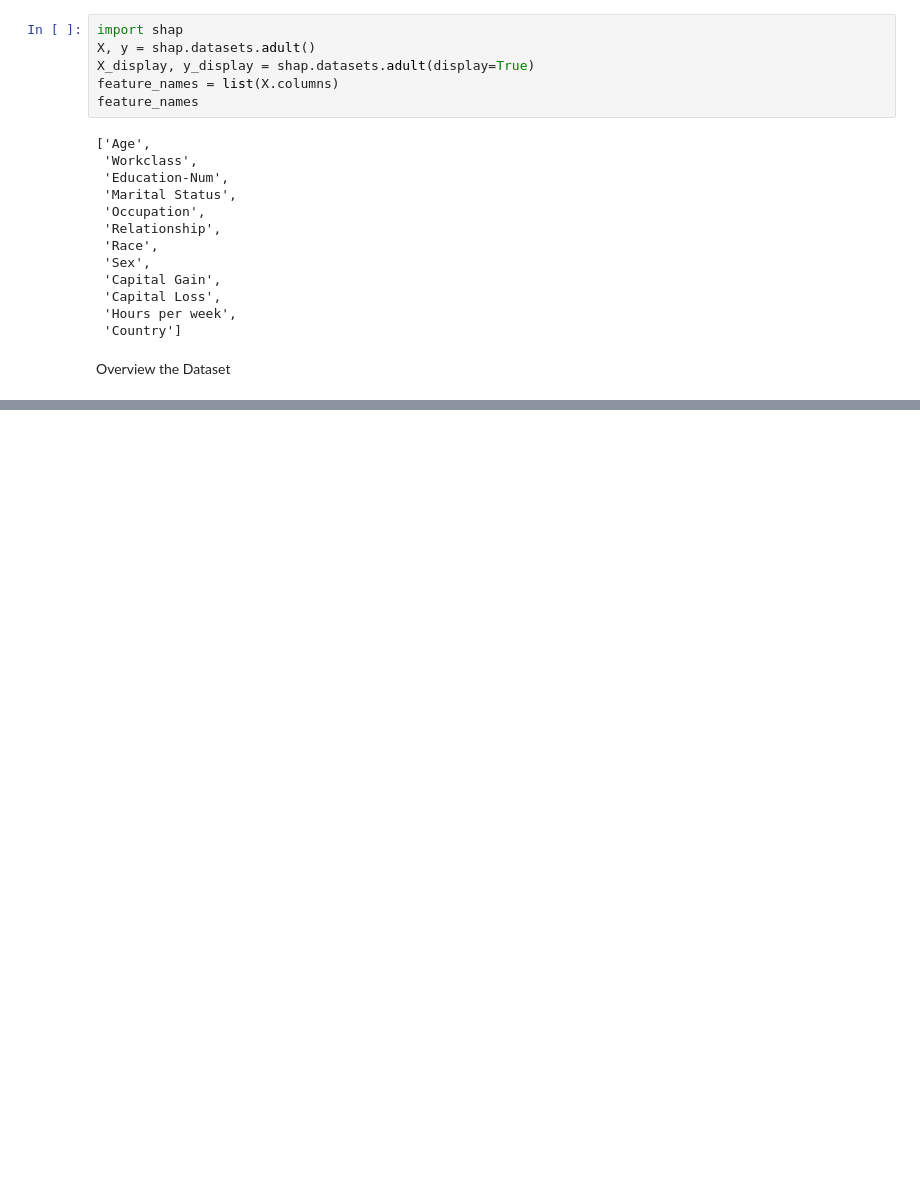
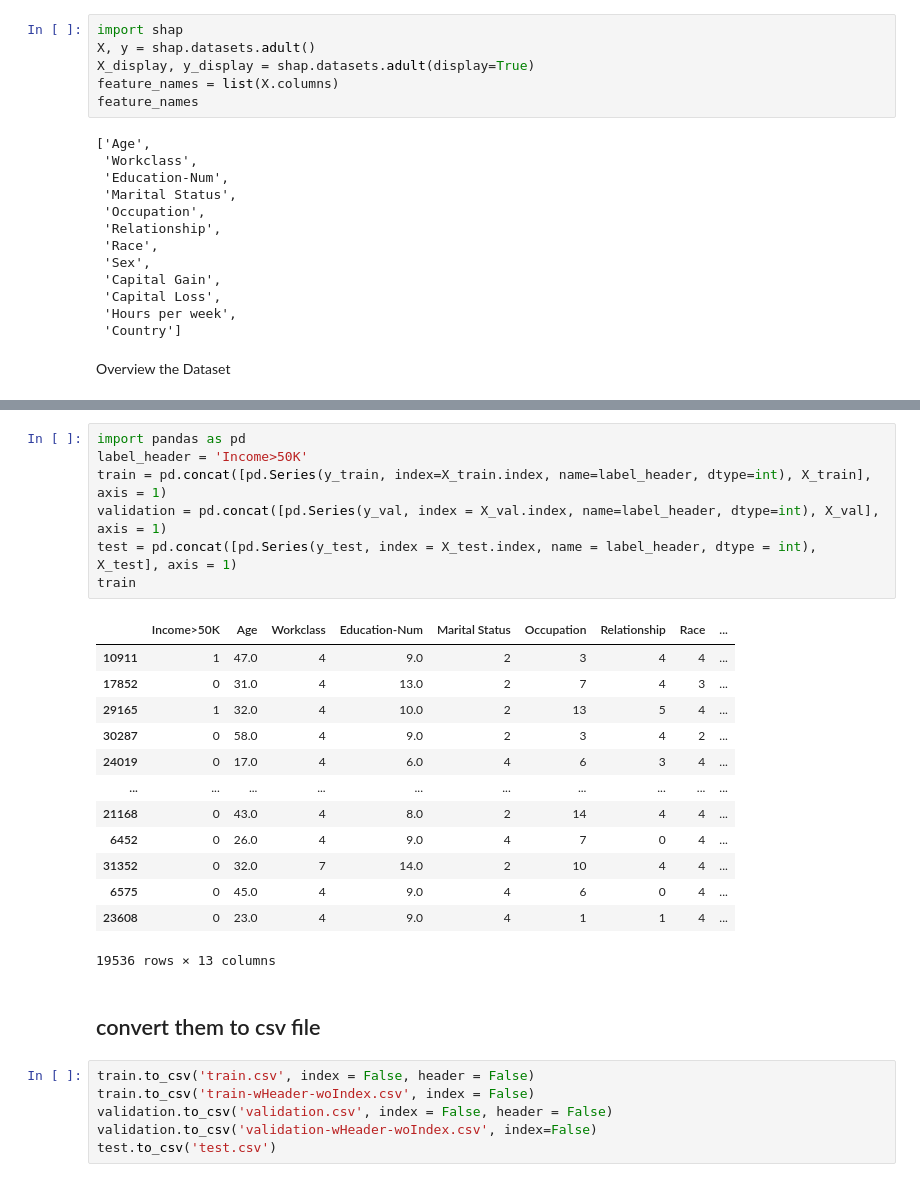
Before and after one commit to YushinJung-ATG/SageMaker-Demo, a Jupyter notebook: Tutorial-Demo.ipynb, the cells around one changed output, grey strips where cells are left out. Cells and saved outputs as stored; diff of their text form; blank space fills up the shorter version.

```diff
--- a/Tutorial-Demo.ipynb
+++ b/Tutorial-Demo.ipynb
@@ -33,0 +88,29 @@ IPython.Application.instance().kernel.do_shutdown(True)
+# %%
+import pandas as pd
+label_header = 'Income>50K'
+train = pd.concat([pd.Series(y_train, index=X_train.index, name=label_header, dtype=int), X_train], axis = 1)
+validation = pd.concat([pd.Series(y_val, index = X_val.index, name=label_header, dtype=int), X_val], axis = 1)
+test = pd.concat([pd.Series(y_test, index = X_test.index, name = label_header, dtype = int), X_test], axis = 1)
+train
+# %% [output]
+|  | Income>50K | Age | Workclass | Education-Num | Marital Status | Occupation | Relationship | Race | ... |
+| 10911 | 1 | 47.0 | 4 | 9.0 | 2 | 3 | 4 | 4 | ... |
+| 17852 | 0 | 31.0 | 4 | 13.0 | 2 | 7 | 4 | 3 | ... |
+| 29165 | 1 | 32.0 | 4 | 10.0 | 2 | 13 | 5 | 4 | ... |
+| 30287 | 0 | 58.0 | 4 | 9.0 | 2 | 3 | 4 | 2 | ... |
+| 24019 | 0 | 17.0 | 4 | 6.0 | 4 | 6 | 3 | 4 | ... |
+| ... | ... | ... | ... | ... | ... | ... | ... | ... | ... |
+| 21168 | 0 | 43.0 | 4 | 8.0 | 2 | 14 | 4 | 4 | ... |
+| 6452 | 0 | 26.0 | 4 | 9.0 | 4 | 7 | 0 | 4 | ... |
+| 31352 | 0 | 32.0 | 7 | 14.0 | 2 | 10 | 4 | 4 | ... |
+| 6575 | 0 | 45.0 | 4 | 9.0 | 4 | 6 | 0 | 4 | ... |
+| 23608 | 0 | 23.0 | 4 | 9.0 | 4 | 1 | 1 | 4 | ... |
+19536 rows × 13 columns
+# %% [markdown]
+## convert them to csv file
+# %%
+train.to_csv('train.csv', index = False, header = False)
+train.to_csv('train-wHeader-woIndex.csv', index = False)
+validation.to_csv('validation.csv', index = False, header = False)
+validation.to_csv('validation-wHeader-woIndex.csv', index=False)
+test.to_csv('test.csv')
```
Also changed, not shown: parts of 44 cells of this notebook, 15 other files.
